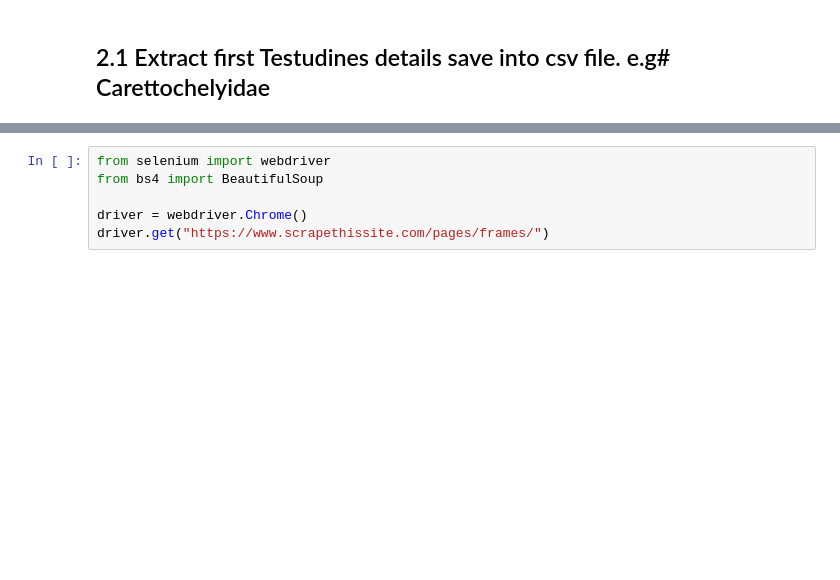
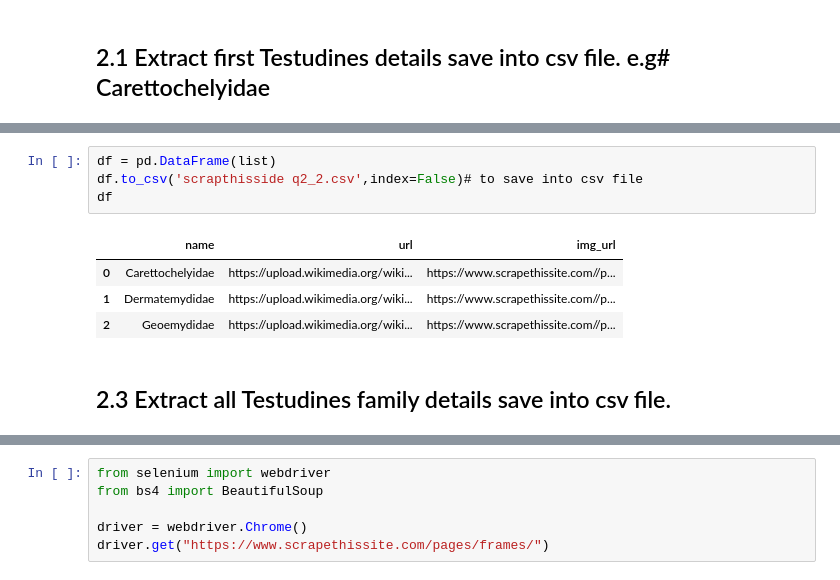
Before and after one commit to asifkasi/course-python-and-automation-by-kasi, a Jupyter notebook: Student's Folders/abdur rehman/from_dynamic_wibsite/scrapethissite.ipynb, the cells around one changed output, grey strips where cells are left out. Saved outputs shown, nothing was run; the diff lists cells and outputs as text; blank space fills up the shorter version.

```diff
--- a/Student's Folders/abdur rehman/from_dynamic_wibsite/scrapethissite.ipynb
+++ b/Student's Folders/abdur rehman/from_dynamic_wibsite/scrapethissite.ipynb
@@ -338,0 +449,11 @@ df
+# %%
+df = pd.DataFrame(list)
+df.to_csv('scrapthisside q2_2.csv',index=False)# to save into csv file
+df
+# %% [output]
+|  | name | url | img_url |
+| 0 | Carettochelyidae | https://upload.wikimedia.org/wiki... | https://www.scrapethissite.com//p... |
+| 1 | Dermatemydidae | https://upload.wikimedia.org/wiki... | https://www.scrapethissite.com//p... |
+| 2 | Geoemydidae | https://upload.wikimedia.org/wiki... | https://www.scrapethissite.com//p... |
+# %% [markdown]
+## 2.3 Extract all Testudines family details save into csv file.
```
Also changed, not shown: parts of 28 cells of this notebook, 7 other files.
